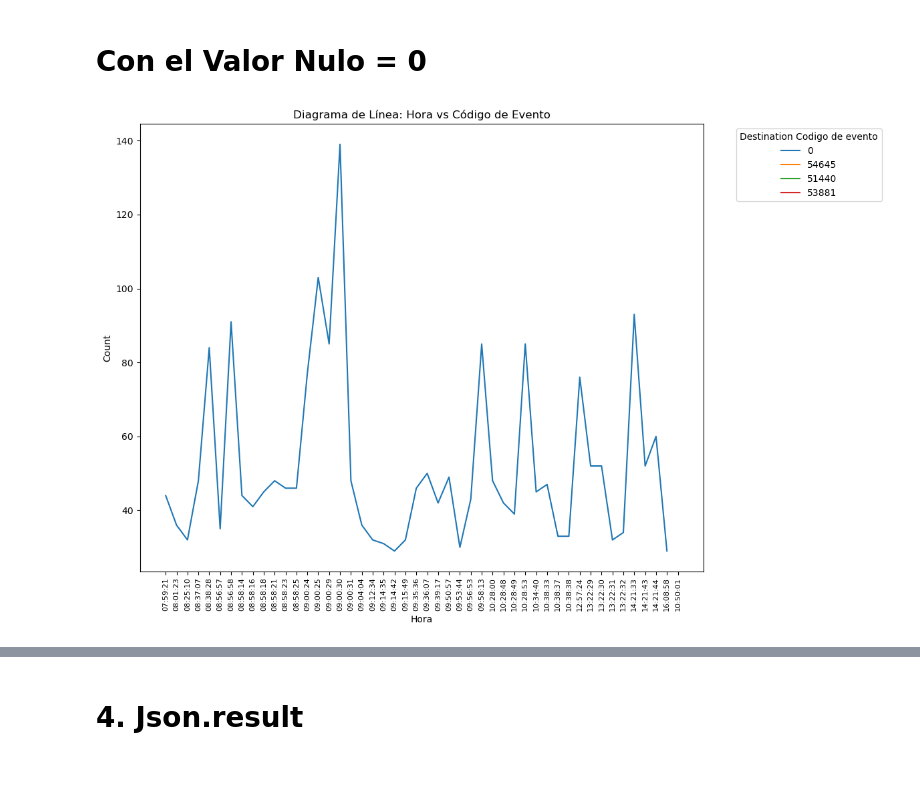
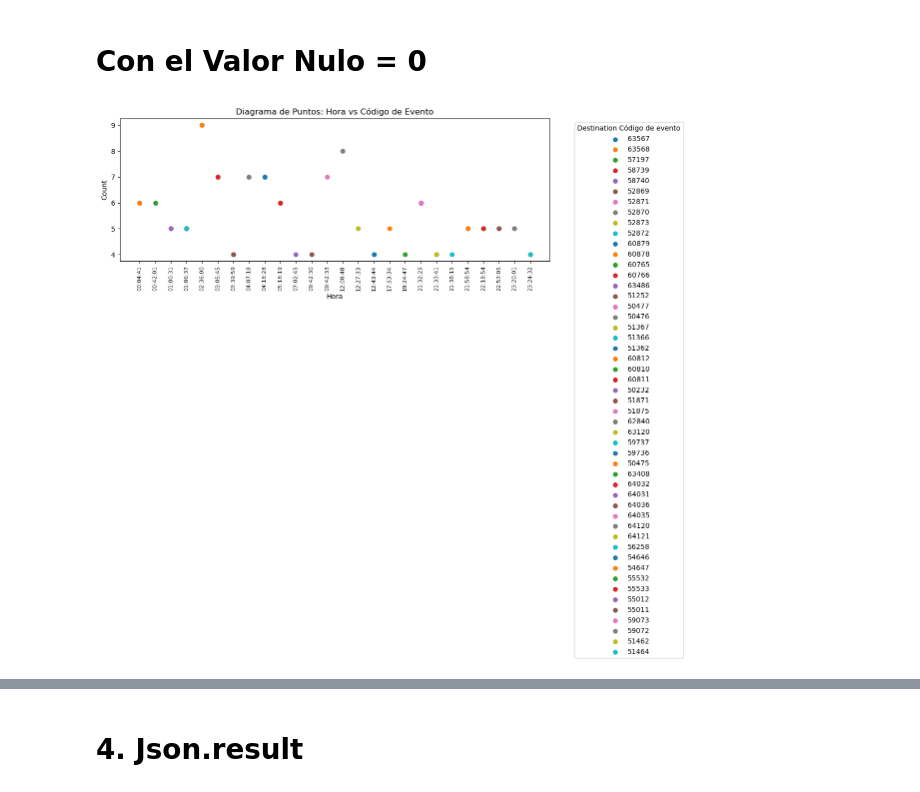
Before and after one commit to YasminGarcia1210/MAESTRIA_DATOS, a Jupyter notebook: TRABAJOGRADO#1/CUADERNOS/ASSET AUTHENTICA NEW.ipynb, the cells around one changed output, grey strips where cells are left out. Cells and saved outputs as stored; diff of their text form; code cells hidden in the pictures.

```diff
--- a/TRABAJOGRADO#1/CUADERNOS/ASSET AUTHENTICA NEW.ipynb
+++ b/TRABAJOGRADO#1/CUADERNOS/ASSET AUTHENTICA NEW.ipynb
@@ -8,7 +8,7 @@ import pandas as pd
 import matplotlib.pyplot as plt
 import seaborn as sns
 # %%
-enlace="G:\Mi unidad\TRABAJO DE GRADO_2D SEMESTRE\DATAFRAME ELEGIDOS\Data Base\Asset_Authentication_new.csv"
+enlace="H:\Mi unidad\Trabajo de grado 2\DATAFRAME SOLOS PROPUESTA TAMURA\Data Base_PROPUESTA TAMURA\Asset_Authentication_MuestraEdwin.csv"
 df=pd.read_csv(enlace)
 # %%
 df.head(3)
@@ -24,6 +24,9 @@ df.head(3)
 
 Dominio objetivo al cual se está intentando autenticar o acceder. Este campo es común en los registros de eventos de seguridad y auditoría, especialmente en sistemas basados en Windows
 # %%
+import pandas as pd
+import matplotlib.pyplot as plt
+
 # 1. Agrupar y contar ocurrencias
 df_agrupado = df.groupby(['hora', 'json.source_json.eventData.TargetDomainName']).size().reset_index(name='count')
 
@@ -33,17 +36,17 @@ df_agrupado = df_agrupado.sort_values(by='count', ascending=False)
 # Seleccionar los primeros 100 registros
 top_100 = df_agrupado.head(100).sort_values(by='hora')
 
-# Crear el diagrama de línea
+# Crear el diagrama de puntos
 plt.figure(figsize=(12, 8))
 
-# Graficar cada 'json.target_address' individualmente
+# Graficar cada 'json.source_json.eventData.TargetDomainName' individualmente como puntos
 for address in top_100['json.source_json.eventData.TargetDomainName'].unique():
     subset = top_100[top_100['json.source_json.eventData.TargetDomainName'] == address]
-    plt.plot(subset['hora'], subset['count'], label=address)
+    plt.scatter(subset['hora'], subset['count'], label=address)
 
 plt.xlabel('Hora')
 plt.ylabel('Count')
-plt.title('Diagrama de Línea: Hora vs Target Domain (Top 100)')
+plt.title('Diagrama de Puntos: Hora vs Target Domain (Top 100)')
 plt.legend(title='Target Domain', bbox_to_anchor=(1.05, 1), loc='upper left')
 plt.xticks(rotation=90, fontsize=8)  # Ajusta el tamaño de la fuente según sea necesario
 plt.tight_layout()
@@ -147,29 +182,41 @@ df_agrupado.head()
 # %% [markdown]
 # Con el Valor Nulo = 0
 # %%
-# 1. Agrupar y contar ocurrencias
+import pandas as pd
+import matplotlib.pyplot as plt
+
+# Paso 1: Reemplazar valores no numéricos en 'IpPort' con NaN
+df['json.source_json.eventData.IpPort'] = pd.to_numeric(df['json.source_json.eventData.IpPort'], errors='coerce')
+
+# Paso 2: Eliminar filas con valores NaN en la columna 'json.source_json.eventData.IpPort'
+df = df.dropna(subset=['json.source_json.eventData.IpPort'])
+
+# Paso 3: Convertir la columna 'json.source_json.eventData.IpPort' a entero
+df['json.source_json.eventData.IpPort'] = df['json.source_json.eventData.IpPort'].astype(int)
+
+# Paso 4: Agrupar y contar ocurrencias
 df_agrupado = df.groupby(['hora', 'json.source_json.eventData.IpPort']).size().reset_index(name='count')
 
 # Ordenar df_agrupado por la columna 'count' en orden descendente
 df_agrupado = df_agrupado.sort_values(by='count', ascending=False)
 
-# Seleccionar los primeros 100 registros
-top_100 = df_agrupado.head(50).sort_values(by='hora')
+# Seleccionar los primeros 50 registros
+top_50 = df_agrupado.head(50).sort_values(by='hora')
 
-# Crear el diagrama de línea
+# Crear el diagrama de puntos
 plt.figure(figsize=(12, 8))
 
-# Graficar cada 'json.target_address' individualmente
-for address in top_100['json.source_json.eventData.IpPort'].unique():
-    subset = top_100[top_100['json.source_json.eventData.IpPort'] == address]
-    plt.plot(subset['hora'], subset['count'], label=address)
+# Graficar cada 'json.source_json.eventData.IpPort' individualmente como puntos
+for address in top_50['json.source_json.eventData.IpPort'].unique():
+    subset = top_50[top_50['json.source_json.eventData.IpPort'] == address]
+    plt.scatter(subset['hora'], subset['count'], label=address)
 
 plt.xlabel('Hora')
 plt.ylabel('Count')
-plt.title('Diagrama de Línea: Hora vs Código de Evento')
-plt.legend(title='Destination Codigo de evento', bbox_to_anchor=(1.05, 1), loc='upper left')
+plt.title('Diagrama de Puntos: Hora vs Código de Evento')
+plt.legend(title='Destination Código de evento', bbox_to_anchor=(1.05, 1), loc='upper left')
 plt.xticks(rotation=90, fontsize=8)  # Ajusta el tamaño de la fuente según sea necesario
 plt.tight_layout()
 plt.show()
 # %% [output]
-[figure, old version]
+[figure, new version]
```
Also changed, not shown: parts of 12 cells of this notebook, 7 other files.
